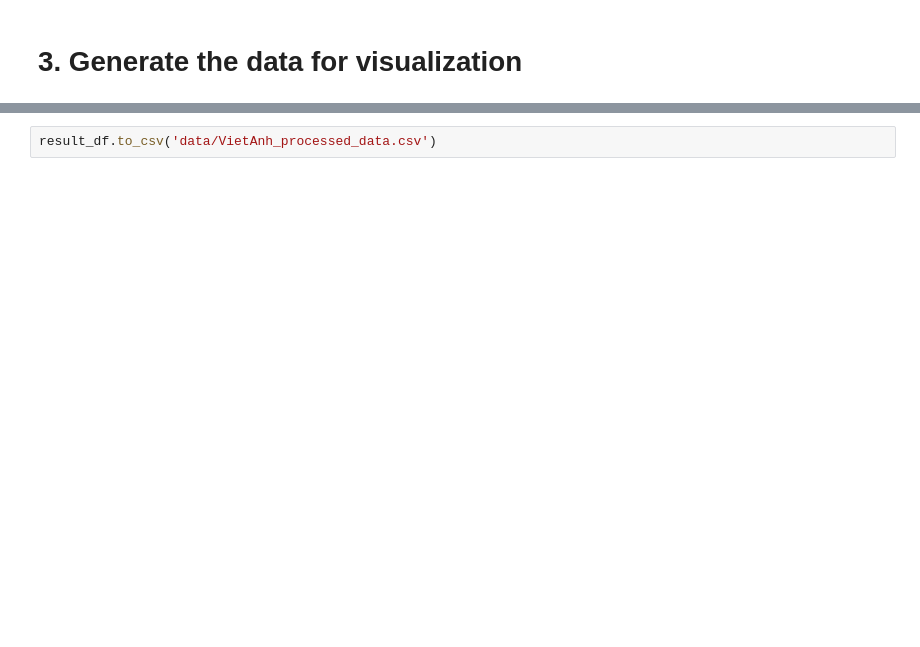
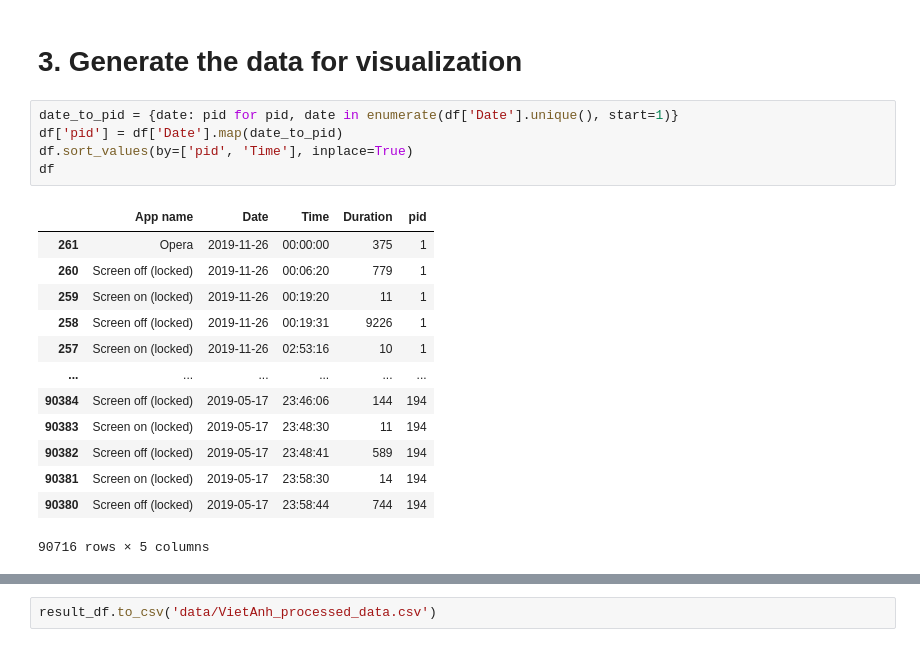
Before and after one commit to VietAnhNguyen20/MobileAppInsights, a Jupyter notebook: Data_Exploration.ipynb, the cells around one changed output, grey strips where cells are left out. Drawn from its saved outputs; the diff is of its cells as text; blank space fills up the shorter version.

```diff
--- a/Data_Exploration.ipynb
+++ b/Data_Exploration.ipynb
@@ -132,3 +141,22 @@ See the caveats in the documentation: https://pandas.pydata.org/pandas-docs/stab
 # %% [markdown]
 # 3. Generate the data for visualization
+# %%
+date_to_pid = {date: pid for pid, date in enumerate(df['Date'].unique(), start=1)}
+df['pid'] = df['Date'].map(date_to_pid)
+df.sort_values(by=['pid', 'Time'], inplace=True)
+df
+# %% [output]
+|  | App name | Date | Time | Duration | pid |
+| 261 | Opera | 2019-11-26 | 00:00:00 | 375 | 1 |
+| 260 | Screen off (locked) | 2019-11-26 | 00:06:20 | 779 | 1 |
+| 259 | Screen on (locked) | 2019-11-26 | 00:19:20 | 11 | 1 |
+| 258 | Screen off (locked) | 2019-11-26 | 00:19:31 | 9226 | 1 |
+| 257 | Screen on (locked) | 2019-11-26 | 02:53:16 | 10 | 1 |
+| ... | ... | ... | ... | ... | ... |
+| 90384 | Screen off (locked) | 2019-05-17 | 23:46:06 | 144 | 194 |
+| 90383 | Screen on (locked) | 2019-05-17 | 23:48:30 | 11 | 194 |
+| 90382 | Screen off (locked) | 2019-05-17 | 23:48:41 | 589 | 194 |
+| 90381 | Screen on (locked) | 2019-05-17 | 23:58:30 | 14 | 194 |
+| 90380 | Screen off (locked) | 2019-05-17 | 23:58:44 | 744 | 194 |
+90716 rows × 5 columns
 # %%
```
Also changed, not shown: parts of 7 cells of this notebook, 1 other file.
